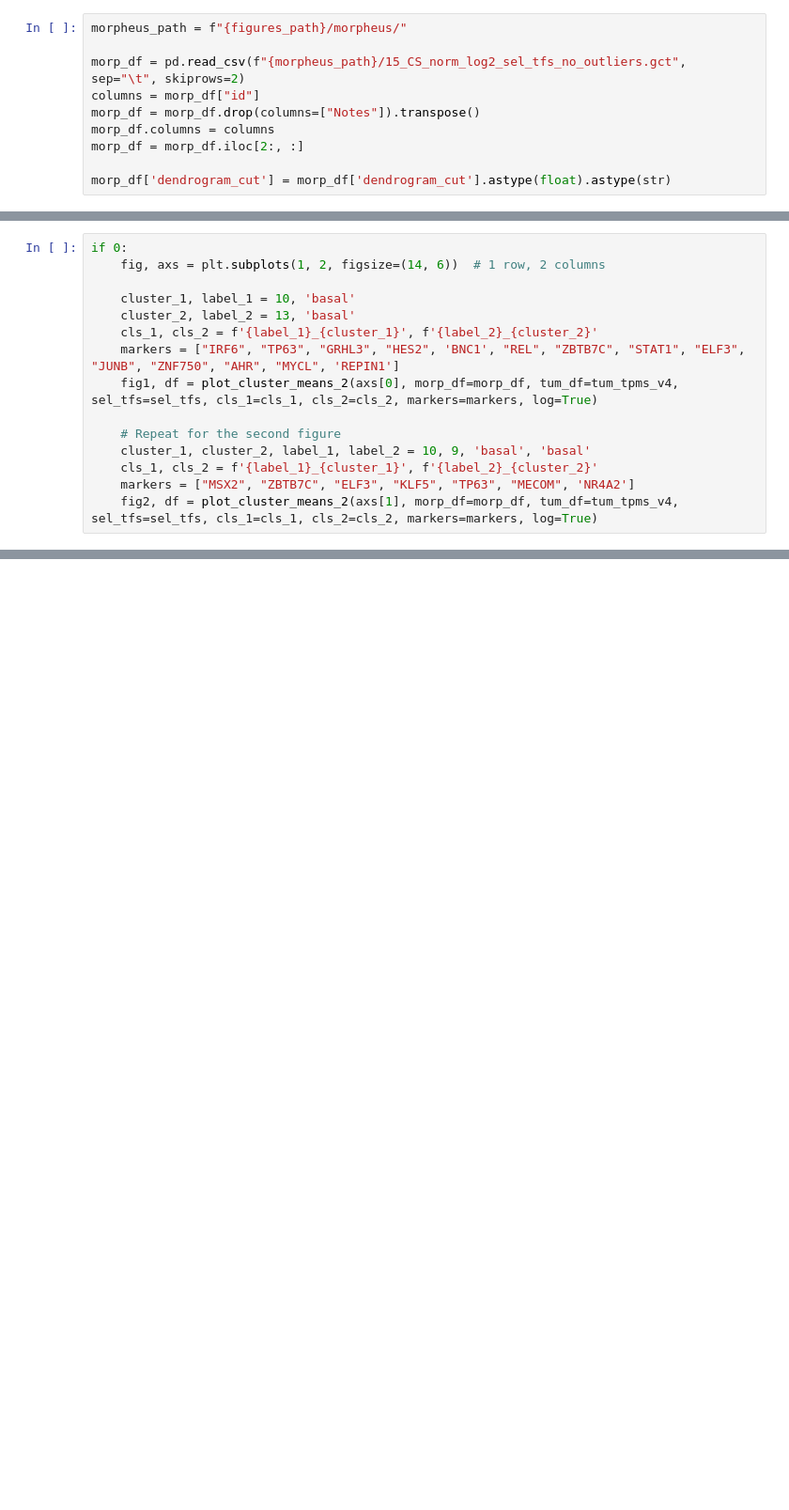
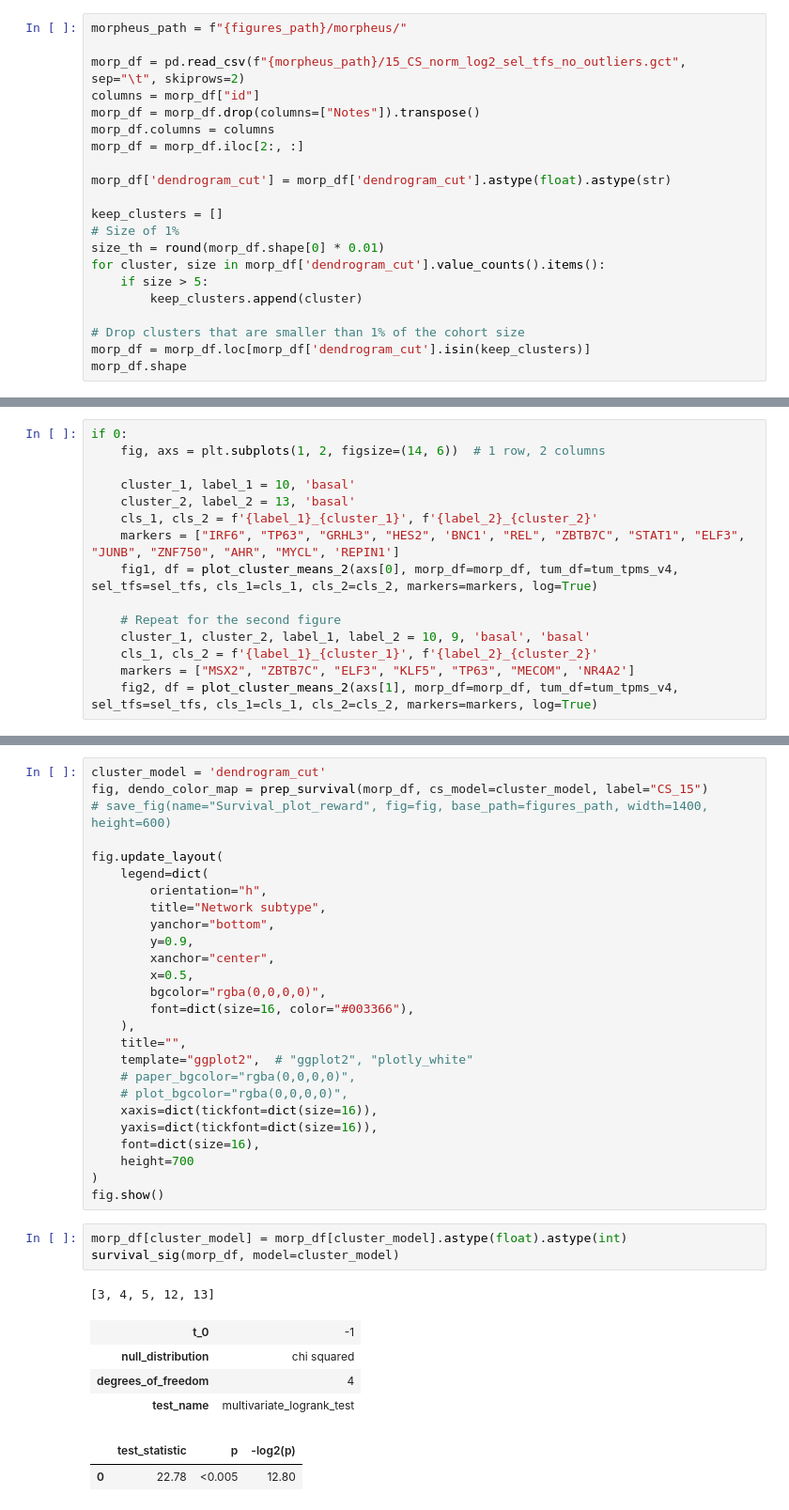
Before and after one commit to vladUng/Phd_extended, a Jupyter notebook: notebooks/network_I/selected_ctrl_tf.ipynb, the cells around one changed output, grey strips where cells are left out. Shown at 94% size. Cells and saved outputs as stored; diff of their text form; blank space fills up the shorter version.

Commit message:
Added survival to selected_tf

```diff
--- a/notebooks/network_I/selected_ctrl_tf.ipynb
+++ b/notebooks/network_I/selected_ctrl_tf.ipynb
@@ -282,3 +284,14 @@ morp_df.columns = columns
 morp_df = morp_df.iloc[2:, :]
 
 morp_df['dendrogram_cut'] = morp_df['dendrogram_cut'].astype(float).astype(str)
+
+keep_clusters = []
+# Size of 1%
+size_th = round(morp_df.shape[0] * 0.01)
+for cluster, size in morp_df['dendrogram_cut'].value_counts().items():
+    if size > 5:
+        keep_clusters.append(cluster)
+
+# Drop clusters that are smaller than 1% of the cohort size
+morp_df = morp_df.loc[morp_df['dendrogram_cut'].isin(keep_clusters)]
+morp_df.shape
@@ -744,0 +716,37 @@ plt.show()
+# %%
+cluster_model = 'dendrogram_cut'
+fig, dendo_color_map = prep_survival(morp_df, cs_model=cluster_model, label="CS_15")
+# save_fig(name="Survival_plot_reward", fig=fig, base_path=figures_path, width=1400, height=600)
+
+fig.update_layout(
+    legend=dict(
+        orientation="h",
+        title="Network subtype",
+        yanchor="bottom",
+        y=0.9,
+        xanchor="center",
+        x=0.5,
+        bgcolor="rgba(0,0,0,0)",
+        font=dict(size=16, color="#003366"),
+    ),
+    title="",
+    template="ggplot2",  # "ggplot2", "plotly_white"
+    # paper_bgcolor="rgba(0,0,0,0)",
+    # plot_bgcolor="rgba(0,0,0,0)",
+    xaxis=dict(tickfont=dict(size=16)),
+    yaxis=dict(tickfont=dict(size=16)),
+    font=dict(size=16),
+    height=700
+)
+fig.show()
+# %%
+morp_df[cluster_model] = morp_df[cluster_model].astype(float).astype(int)
+survival_sig(morp_df, model=cluster_model)
+# %% [output]
+[3, 4, 5, 12, 13]
+| t_0 | -1 |
+| null_distribution | chi squared |
+| degrees_of_freedom | 4 |
+| test_name | multivariate_logrank_test |
+|  | test_statistic | p | -log2(p) |
+| 0 | 22.78 | <0.005 | 12.80 |
```
Also changed, not shown: parts of 23 cells of this notebook.
